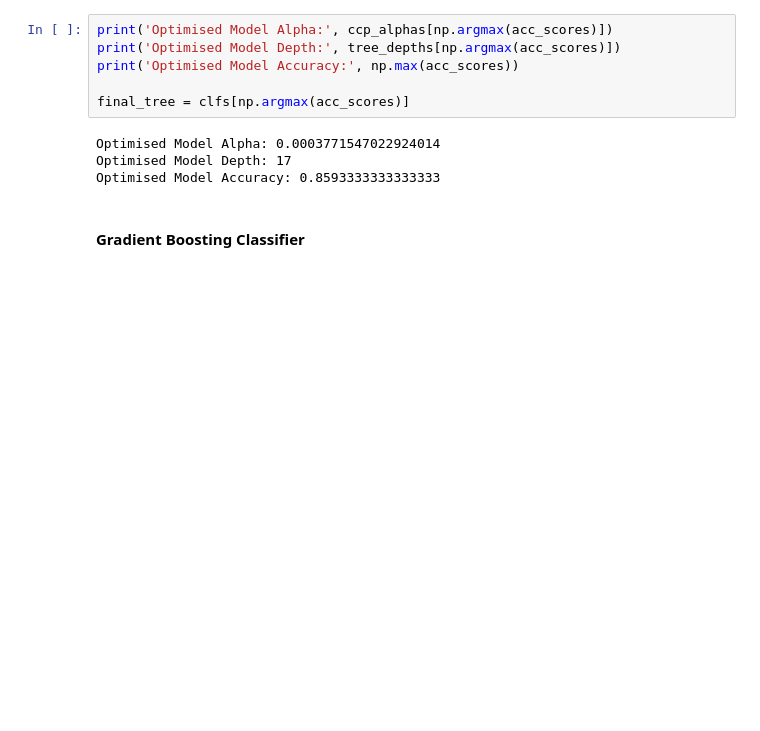
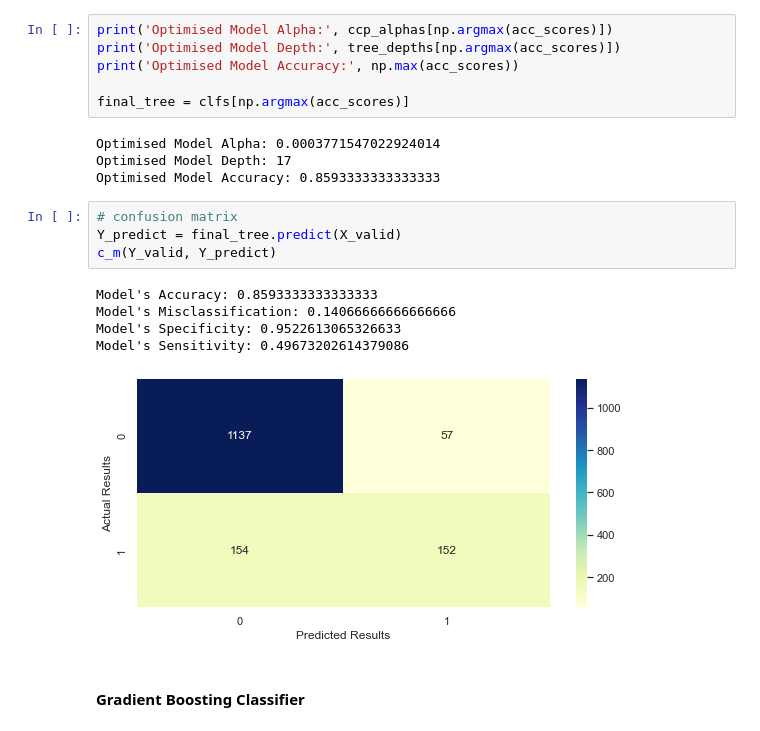
Before and after one commit to AML-final-course-project/SMM284, a Jupyter notebook: customer_churn.ipynb, the cells around one changed output. Drawn from its saved outputs; the diff is of its cells as text; blank space fills up the shorter version.

```diff
--- a/customer_churn.ipynb
+++ b/customer_churn.ipynb
@@ -787,6 +796,16 @@ final_tree = clfs[np.argmax(acc_scores)]
 Optimised Model Alpha: 0.0003771547022924014
 Optimised Model Depth: 17
 Optimised Model Accuracy: 0.8593333333333333
+# %%
+# confusion matrix
+Y_predict = final_tree.predict(X_valid)
+c_m(Y_valid, Y_predict)
+# %% [output]
+Model's Accuracy: 0.8593333333333333
+Model's Misclassification: 0.14066666666666666
+Model's Specificity: 0.9522613065326633
+Model's Sensitivity: 0.49673202614379086
+[figure, added]
 # %% [markdown]
 #### Gradient Boosting Classifier
 # %%
```
Also changed, not shown: parts of 1 cell of this notebook.
